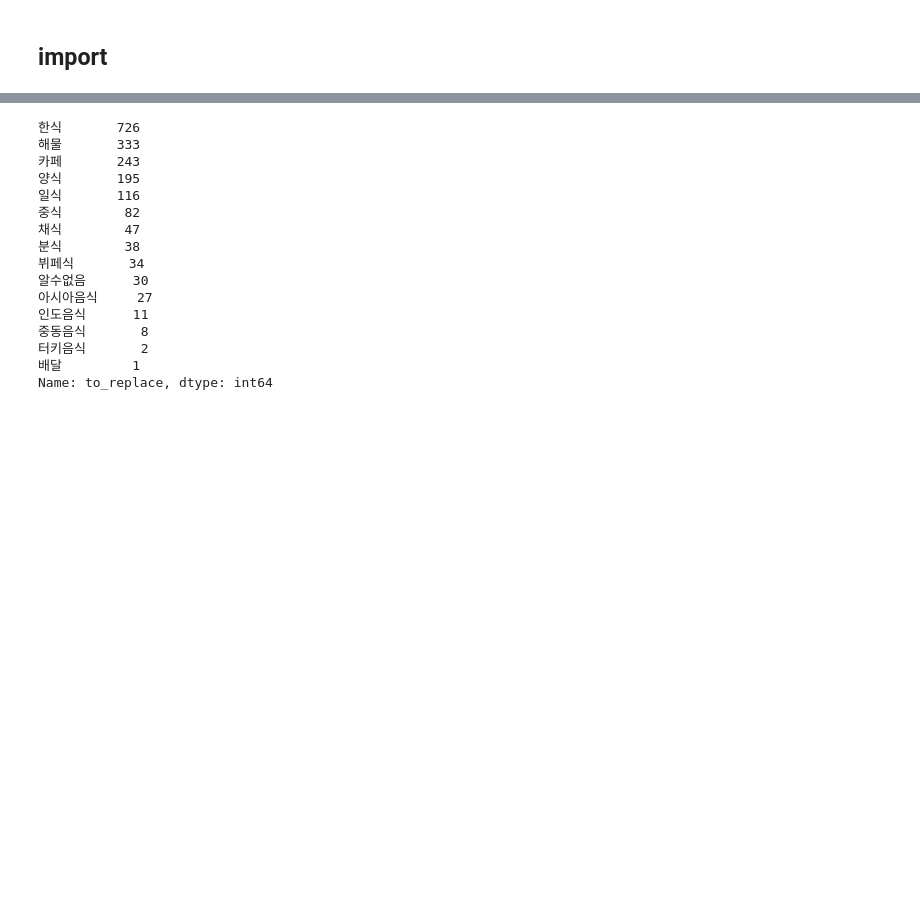
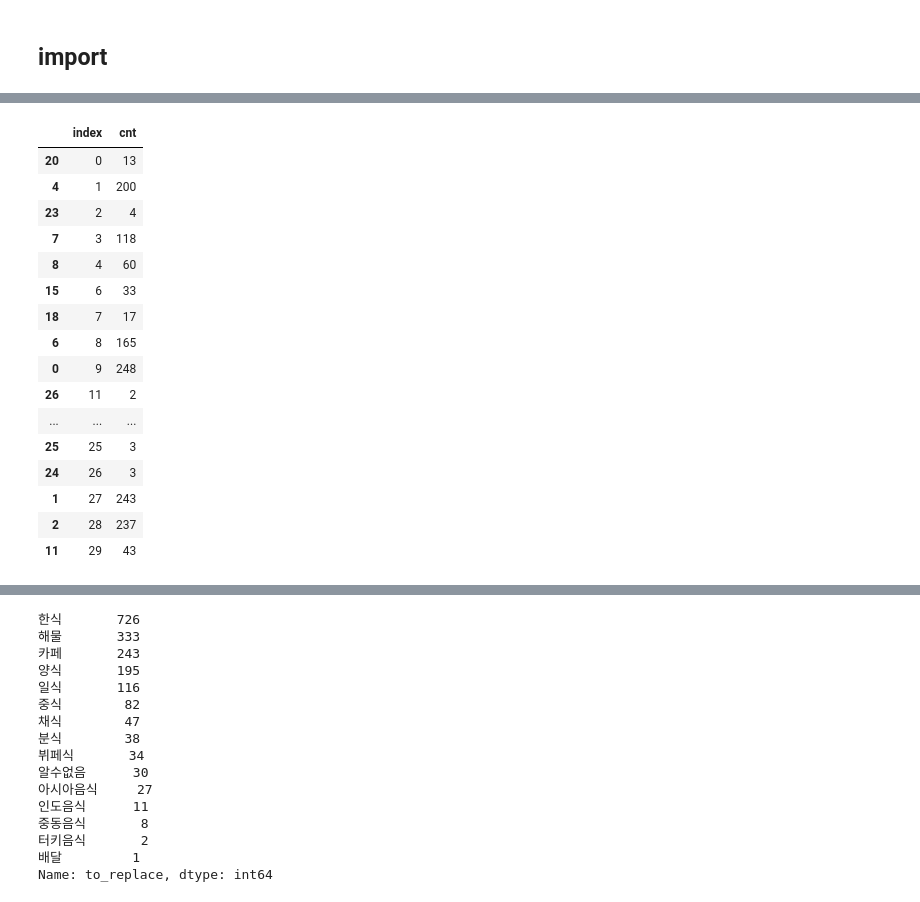
Before and after one commit to laugh4mile/HalalTimes, a Jupyter notebook: recommendation/recommendation_SVD_UserClustering_주정훈.ipynb, the cells around one changed output, grey strips where cells are left out. Drawn from its saved outputs; the diff is of its cells as text; code cells hidden in the pictures; blank space fills up the shorter version.

```diff
--- a/recommendation/recommendation_SVD_UserClustering_주정훈.ipynb
+++ b/recommendation/recommendation_SVD_UserClustering_주정훈.ipynb
@@ -1565,0 +1566,7 @@ user_table.describe()
+# %%
+copy_df = review_df.copy(deep=True)
+for i in range(2000):
+  rn = random.randint(0, 18978)
+  copy_df=copy_df.append({"id_store":seoul_muslim_df.loc[random.randint(0, 133)]["id"], "id_user":temp2.loc[rn]["id"], "score":random.randint(1, 5), "labels":temp2.loc[rn]["labels"]}, ignore_index=True)
+print(copy_df.info())
+print(copy_df.labels.value_counts().rename_axis('label').reset_index(name='cnt').sort_values('label'))
@@ -1565,0 +1591,20 @@ user_table.describe()
+# %%
+copy_df.labels.value_counts().rename_axis('index').reset_index(name='cnt').sort_values('index')
+# %% [output]
+|  | index | cnt |
+| 20 | 0 | 13 |
+| 4 | 1 | 200 |
+| 23 | 2 | 4 |
+| 7 | 3 | 118 |
+| 8 | 4 | 60 |
+| 15 | 6 | 33 |
+| 18 | 7 | 17 |
+| 6 | 8 | 165 |
+| 0 | 9 | 248 |
+| 26 | 11 | 2 |
+| ... | ... | ... |
+| 25 | 25 | 3 |
+| 24 | 26 | 3 |
+| 1 | 27 | 243 |
+| 2 | 28 | 237 |
+| 11 | 29 | 43 |
```
Also changed, not shown: parts of 6 cells of this notebook.
